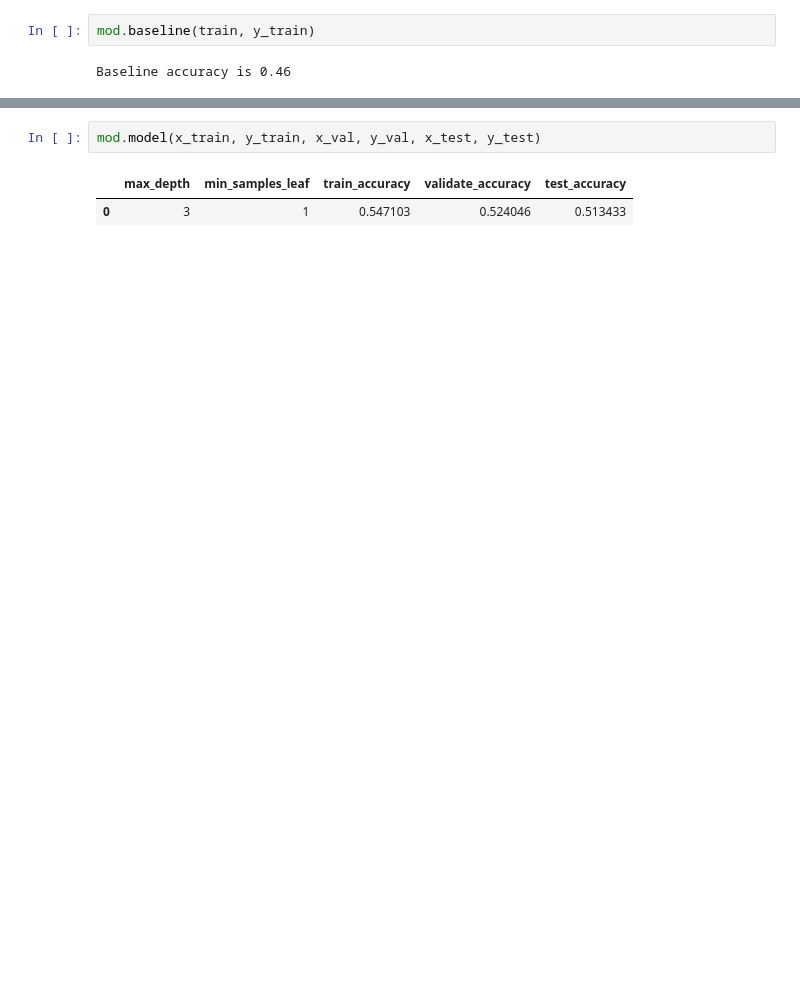
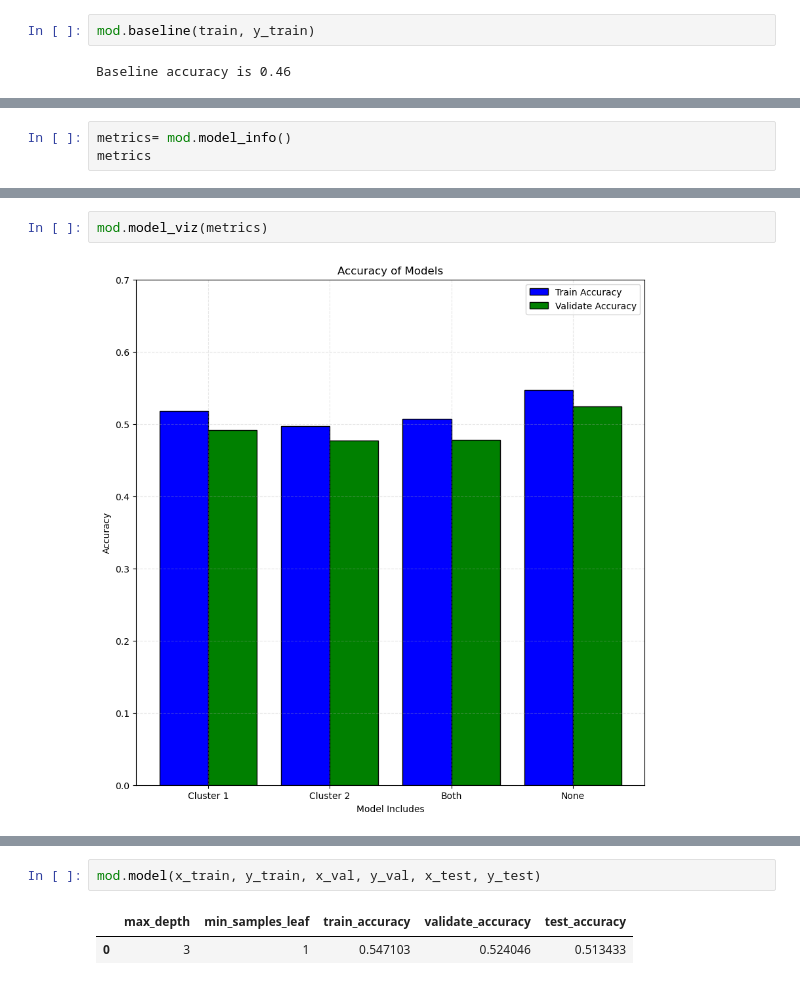
Before and after one commit to Taste-the-Vines/Wine-Quality-Project, a Jupyter notebook: final notebook.ipynb, the cells around one changed output, grey strips where cells are left out. Saved outputs shown, nothing was run; the diff lists cells and outputs as text; blank space fills up the shorter version.

```diff
--- a/final notebook.ipynb
+++ b/final notebook.ipynb
@@ -191,0 +203,3 @@ Baseline accuracy is 0.46
+# %%
+metrics= mod.model_info()
+metrics
@@ -191,0 +214,4 @@ Baseline accuracy is 0.46
+# %%
+mod.model_viz(metrics)
+# %% [output]
+[figure, added]
```
Also changed, not shown: parts of 9 cells of this notebook, 3 other files.
